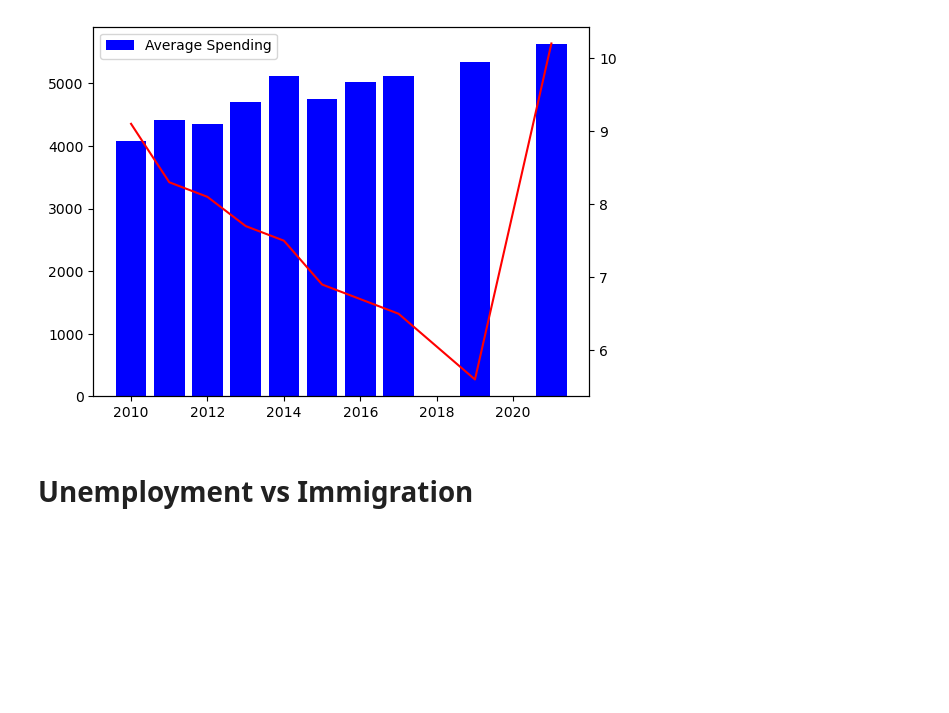
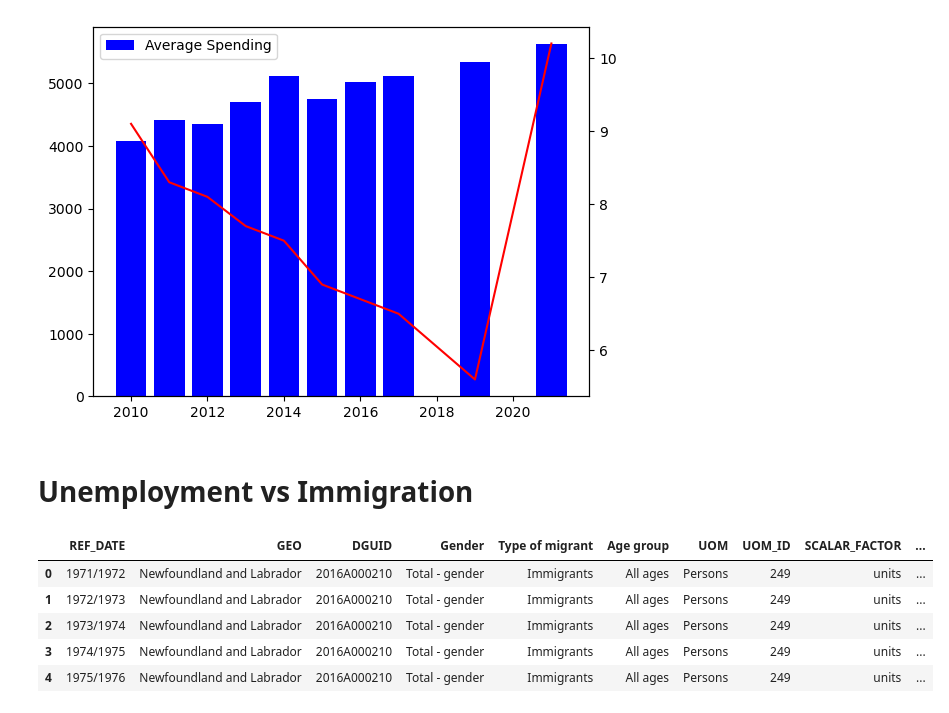
Before and after one commit to Cadeem-M/Unemployment-Analysis, a Jupyter notebook: analysis.ipynb, the cells around one changed output. Cells and saved outputs as stored; diff of their text form; code cells hidden in the pictures; blank space fills up the shorter version.

```diff
--- a/analysis.ipynb
+++ b/analysis.ipynb
@@ -237,7 +237,14 @@ ax.plot()
 # %% [markdown]
 # Unemployment vs Immigration
 # %%
-immigration = Path("Resources/immigration_rob.csv")
+immigration = Path("Resources/Immigration_Data.csv")
 immigration_df = pd.read_csv(immigration)
 
 immigration_df.head()
+# %% [output]
+|  | REF_DATE | GEO | DGUID | Gender | Type of migrant | Age group | UOM | UOM_ID | SCALAR_FACTOR | ... |
+| 0 | 1971/1972 | Newfoundland and Labrador | 2016A000210 | Total - gender | Immigrants | All ages | Persons | 249 | units | ... |
+| 1 | 1972/1973 | Newfoundland and Labrador | 2016A000210 | Total - gender | Immigrants | All ages | Persons | 249 | units | ... |
+| 2 | 1973/1974 | Newfoundland and Labrador | 2016A000210 | Total - gender | Immigrants | All ages | Persons | 249 | units | ... |
+| 3 | 1974/1975 | Newfoundland and Labrador | 2016A000210 | Total - gender | Immigrants | All ages | Persons | 249 | units | ... |
+| 4 | 1975/1976 | Newfoundland and Labrador | 2016A000210 | Total - gender | Immigrants | All ages | Persons | 249 | units | ... |
```
Also changed, not shown: parts of 10 cells of this notebook, 1 other file.
